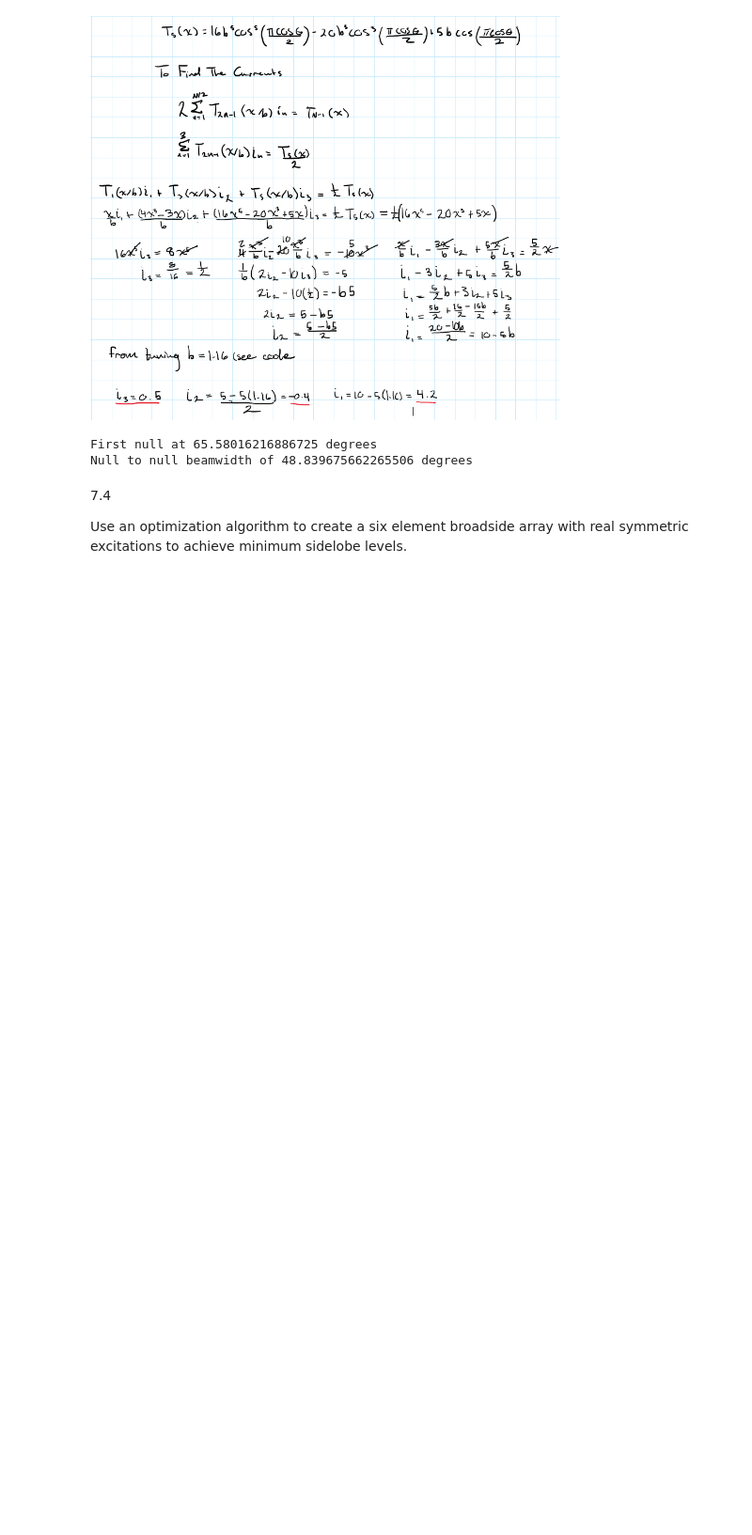
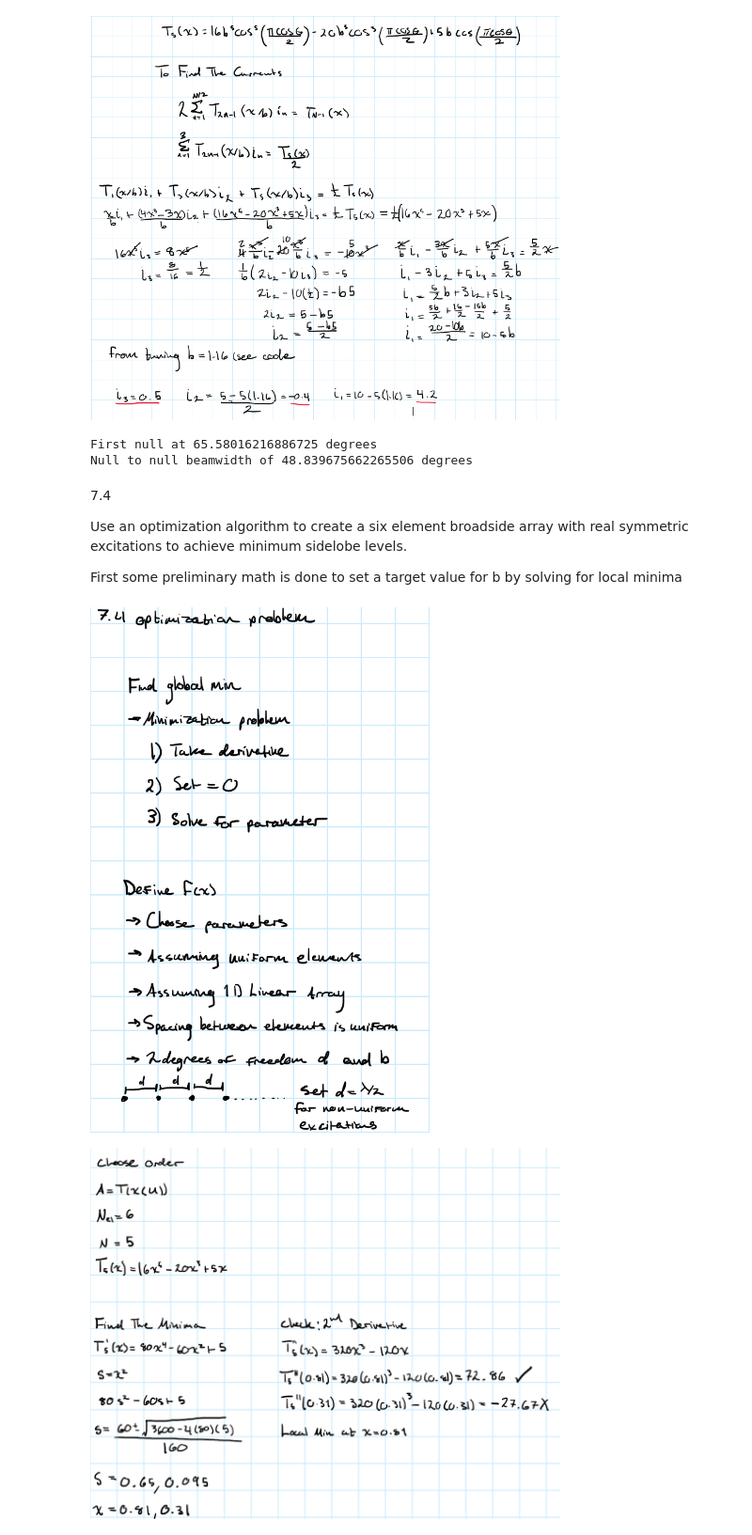
Before and after one commit to Montuck/antenna-software, a Jupyter notebook: HW11.ipynb, the cells around one changed output. Shown at 94% size. Drawn from its saved outputs; the diff is of its cells as text; code cells hidden in the pictures; blank space fills up the shorter version.

```diff
--- a/HW11.ipynb
+++ b/HW11.ipynb
@@ -86,3 +86,12 @@ Null to null beamwidth of 48.839675662265506 degrees
 7.4
 
 Use an optimization algorithm to create a six element broadside array with real symmetric excitations to achieve minimum sidelobe levels.
+
+First some preliminary math is done to set a target value for b by solving for local minima
+# %%
+display(Image("11-74-work-1.png", width=500, height=500))
+display(Image("11-74-work-2.png", width=500, height=500))
+display(Image("11-74-work-3.png", width=500, height=500))
+# %% [output]
+[figure, added]
+[figure, added]
```
Also changed, not shown: parts of 3 cells of this notebook, 3 other files.
